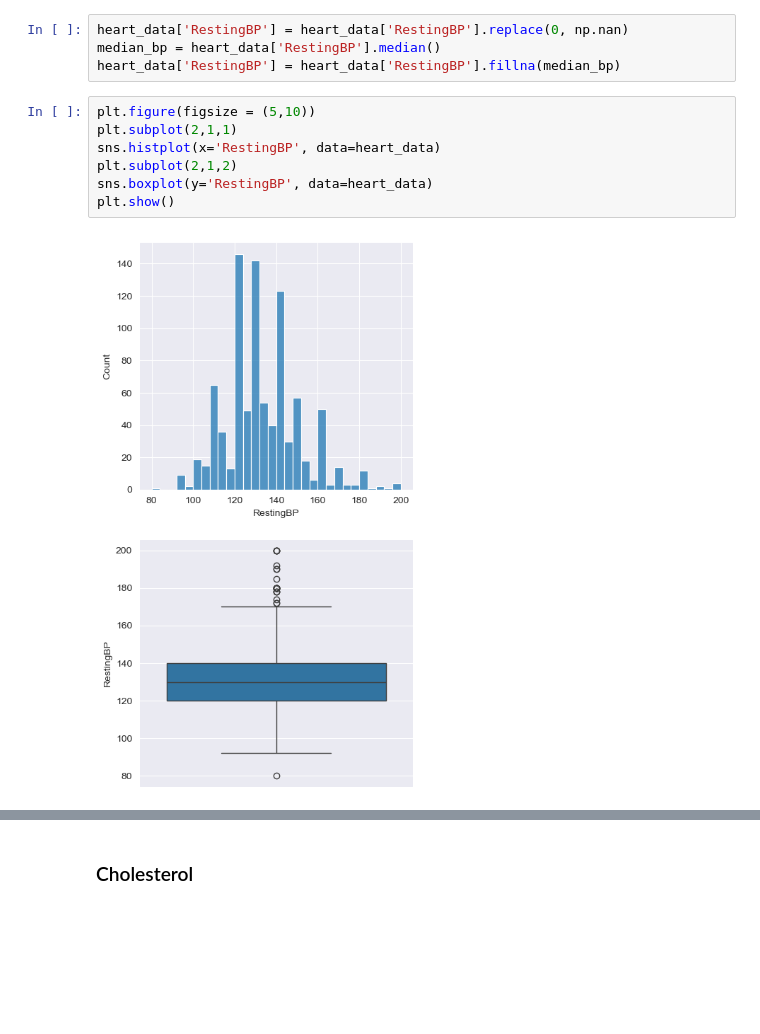
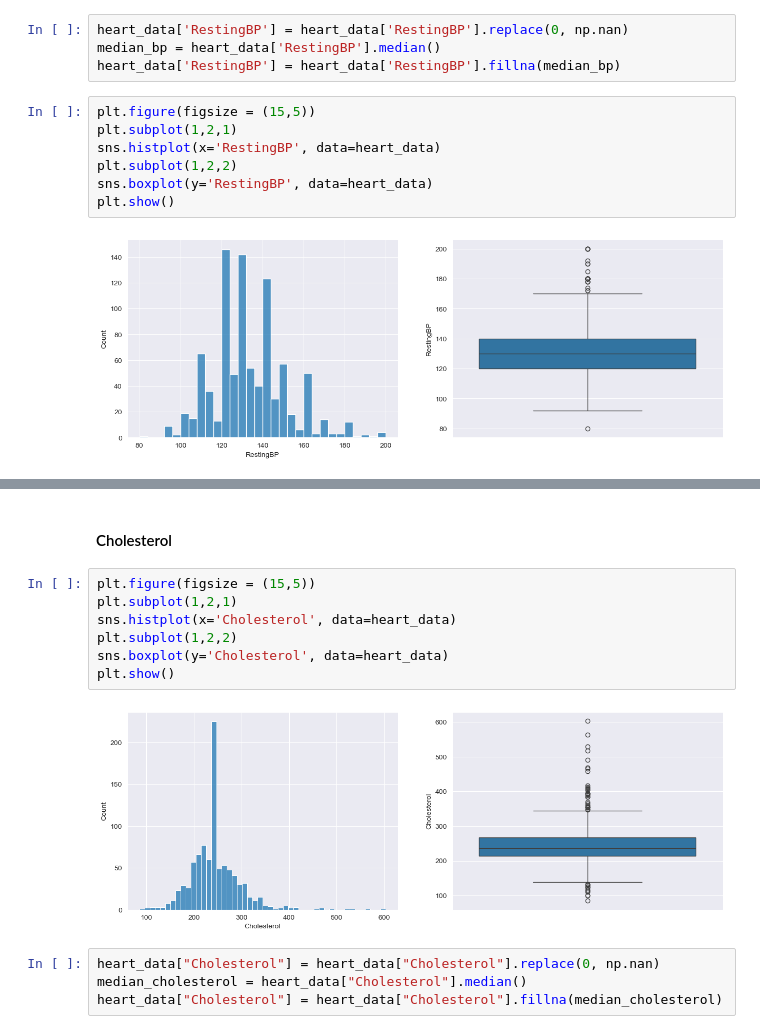
Before and after one commit to Sanjouk/IA01-Project, a Jupyter notebook: src/project.ipynb, the cells around one changed output, grey strips where cells are left out. Cells and saved outputs as stored; diff of their text form; blank space fills up the shorter version.

```diff
--- a/src/project.ipynb
+++ b/src/project.ipynb
@@ -125,13 +127,13 @@ heart_data['RestingBP'] = heart_data['RestingBP'].replace(0, np.nan)
 median_bp = heart_data['RestingBP'].median()
 heart_data['RestingBP'] = heart_data['RestingBP'].fillna(median_bp)
 # %%
-plt.figure(figsize = (5,10))
-plt.subplot(2,1,1)
+plt.figure(figsize = (15,5))
+plt.subplot(1,2,1)
 sns.histplot(x='RestingBP', data=heart_data)
-plt.subplot(2,1,2)
+plt.subplot(1,2,2)
 sns.boxplot(y='RestingBP', data=heart_data)
 plt.show()
 # %% [output]
-[figure, old version]
+[figure, new version]
 # %% [markdown]
 #### Summary:
@@ -140,2 +142,15 @@ plt.show()
 # %% [markdown]
-### Cholesterol
+#### Cholesterol
+# %%
+plt.figure(figsize = (15,5))
+plt.subplot(1,2,1)
+sns.histplot(x='Cholesterol', data=heart_data)
+plt.subplot(1,2,2)
+sns.boxplot(y='Cholesterol', data=heart_data)
+plt.show()
+# %% [output]
+[figure, added]
+# %%
+heart_data["Cholesterol"] = heart_data["Cholesterol"].replace(0, np.nan)
+median_cholesterol = heart_data["Cholesterol"].median()
+heart_data["Cholesterol"] = heart_data["Cholesterol"].fillna(median_cholesterol)
```
Also changed, not shown: parts of 7 cells of this notebook.
